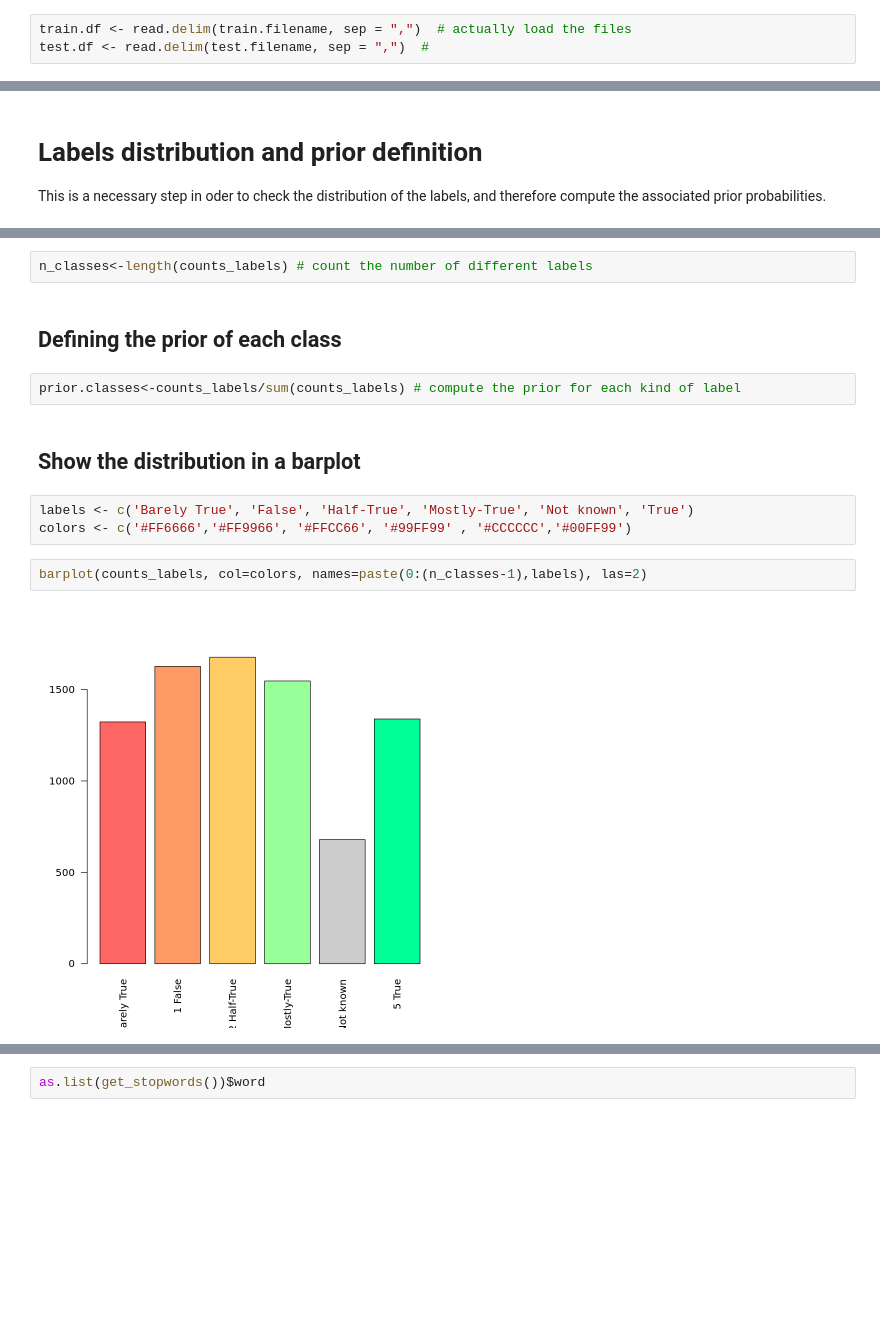
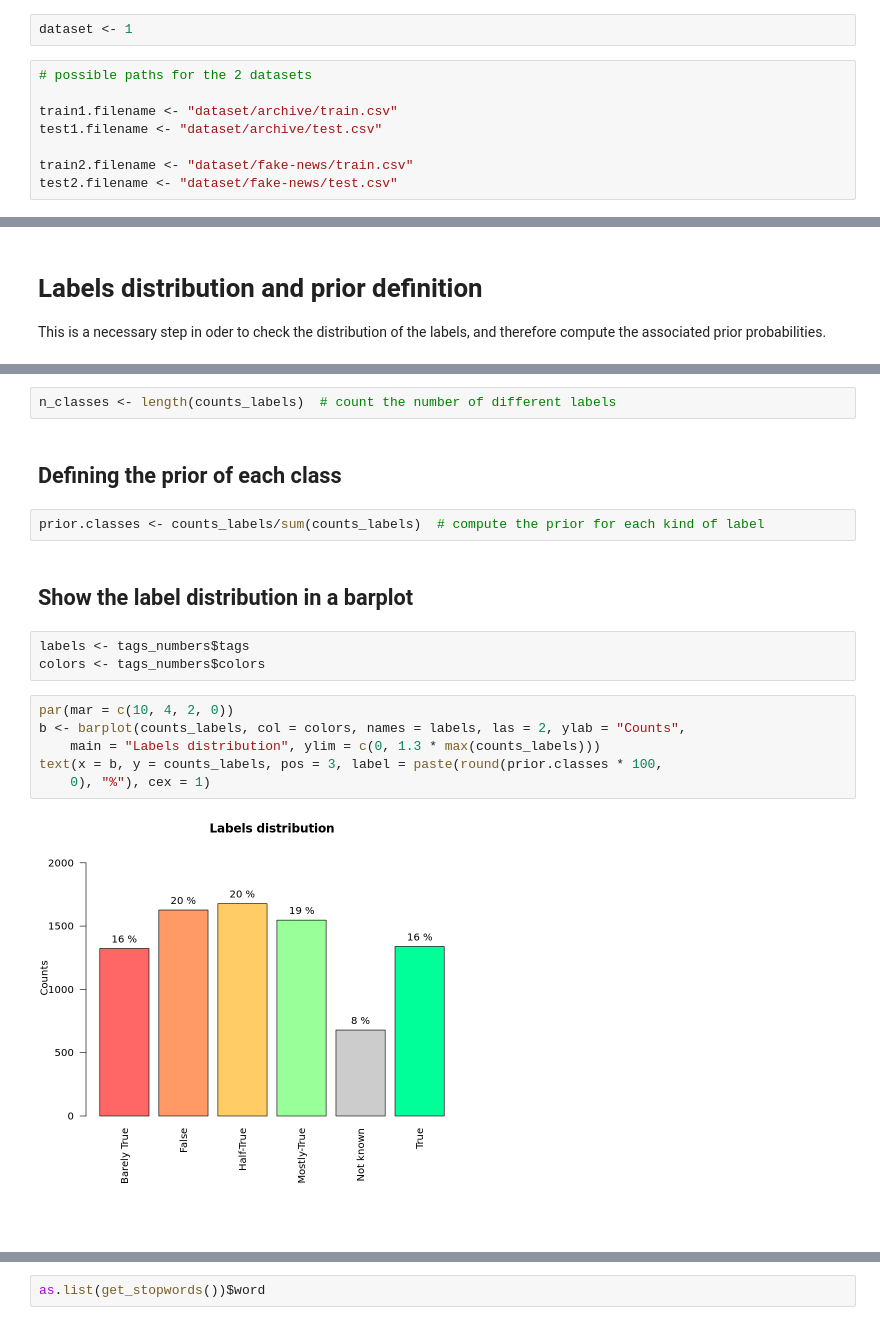
Before and after one commit to tommaso-bertola/falsehoods-sieve, a Jupyter notebook: falsehood_sieve-runnable.ipynb, the cells around one changed output, grey strips where cells are left out. Saved outputs shown, nothing was run; the diff lists cells and outputs as text; blank space fills up the shorter version.

```diff
--- a/falsehood_sieve-runnable.ipynb
+++ b/falsehood_sieve-runnable.ipynb
@@ -31,3 +32,10 @@ test.filename <- "dataset/archive/test.csv"  #
-# %%
-train.df <- read.delim(train.filename, sep = ",")  # actually load the files
-test.df <- read.delim(test.filename, sep = ",")  #
+# %%
+dataset <- 1
+# %%
+# possible paths for the 2 datasets
+
+train1.filename <- "dataset/archive/train.csv"
+test1.filename <- "dataset/archive/test.csv"
+
+train2.filename <- "dataset/fake-news/train.csv"
+test2.filename <- "dataset/fake-news/test.csv"
@@ -91,17 +150,21 @@ counts_labels<-table(train.df.train$Labels) # count each label
 # %%
-n_classes<-length(counts_labels) # count the number of different labels
+n_classes <- length(counts_labels)  # count the number of different labels
 # %% [markdown]
 ## Defining the prior of each class
 # %%
-prior.classes<-counts_labels/sum(counts_labels) # compute the prior for each kind of label
+prior.classes <- counts_labels/sum(counts_labels)  # compute the prior for each kind of label
 # %% [markdown]
-## Show the distribution in a barplot
+## Show the label distribution in a barplot
 # %%
-labels <- c('Barely True', 'False', 'Half-True', 'Mostly-True', 'Not known', 'True')
-colors <- c('#FF6666','#FF9966', '#FFCC66', '#99FF99' , '#CCCCCC','#00FF99')
+labels <- tags_numbers$tags
+colors <- tags_numbers$colors
 # %%
-barplot(counts_labels, col=colors, names=paste(0:(n_classes-1),labels), las=2)
+par(mar = c(10, 4, 2, 0))
+b <- barplot(counts_labels, col = colors, names = labels, las = 2, ylab = "Counts",
+    main = "Labels distribution", ylim = c(0, 1.3 * max(counts_labels)))
+text(x = b, y = counts_labels, pos = 3, label = paste(round(prior.classes * 100,
+    0), "%"), cex = 1)
 # %% [output]
-[figure, old version]
+[figure, new version]
 # %% [markdown]
 # Stop words: those to be ignored
```
Also changed, not shown: parts of 12 cells of this notebook.
